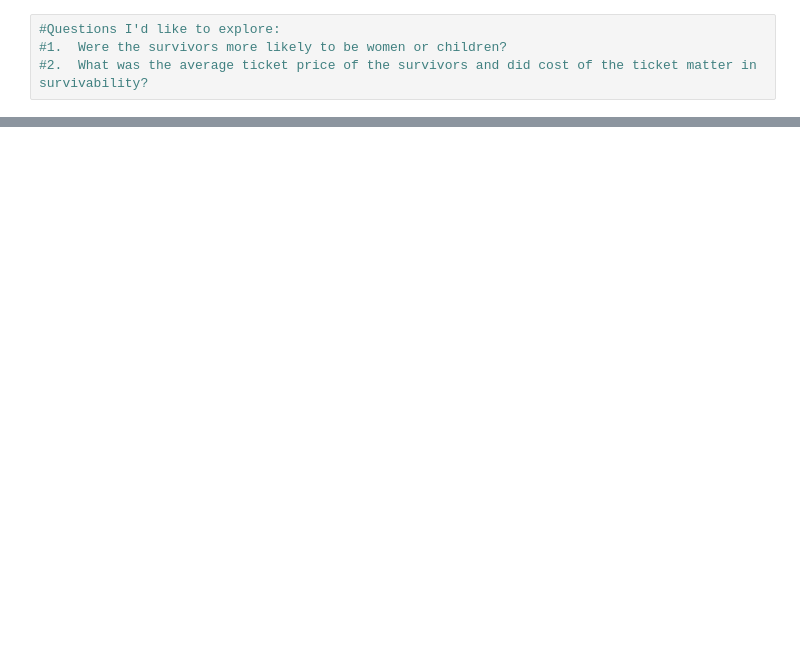
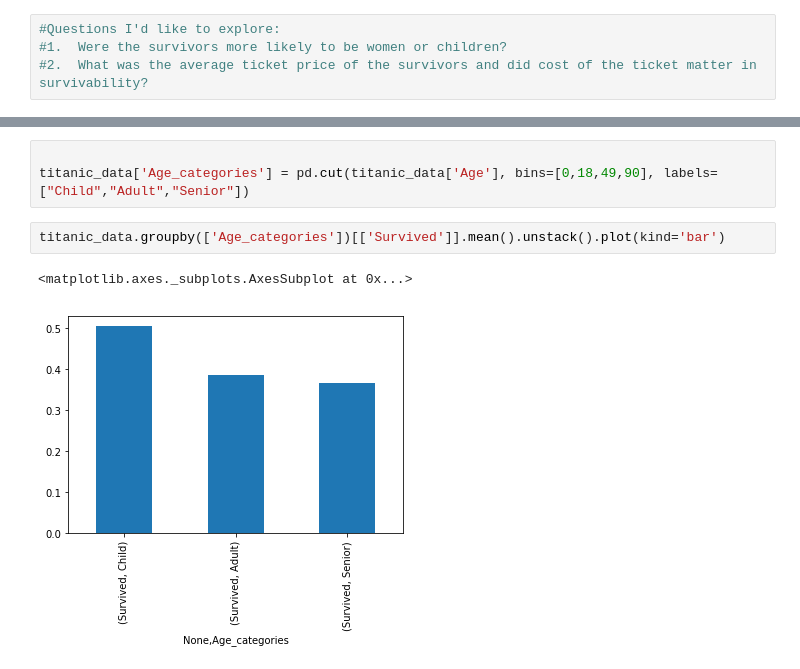
Before and after one commit to kmusante/titanic_data, a Jupyter notebook: titanic.ipynb, the cells around one changed output, grey strips where cells are left out. Saved outputs shown, nothing was run; the diff lists cells and outputs as text; blank space fills up the shorter version.

```diff
--- a/titanic.ipynb
+++ b/titanic.ipynb
@@ -56,0 +127,8 @@ Name: Survived, Length: 714, dtype: int64
+# %%
+
+titanic_data['Age_categories'] = pd.cut(titanic_data['Age'], bins=[0,18,49,90], labels=["Child","Adult","Senior"])
+# %%
+titanic_data.groupby(['Age_categories'])[['Survived']].mean().unstack().plot(kind='bar')
+# %% [output]
+<matplotlib.axes._subplots.AxesSubplot at 0x...>
+[figure, added]
```
Also changed, not shown: parts of 17 cells of this notebook.
